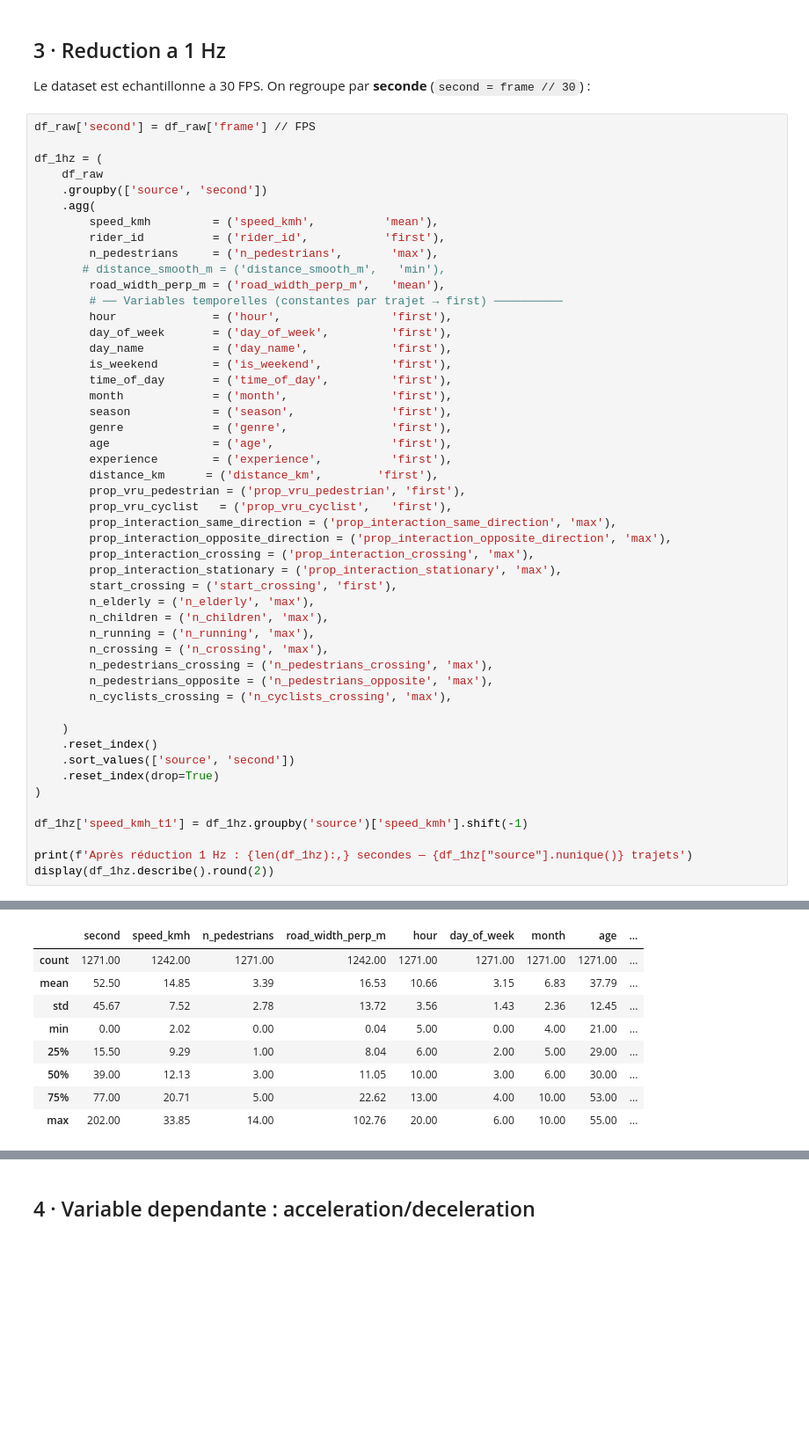
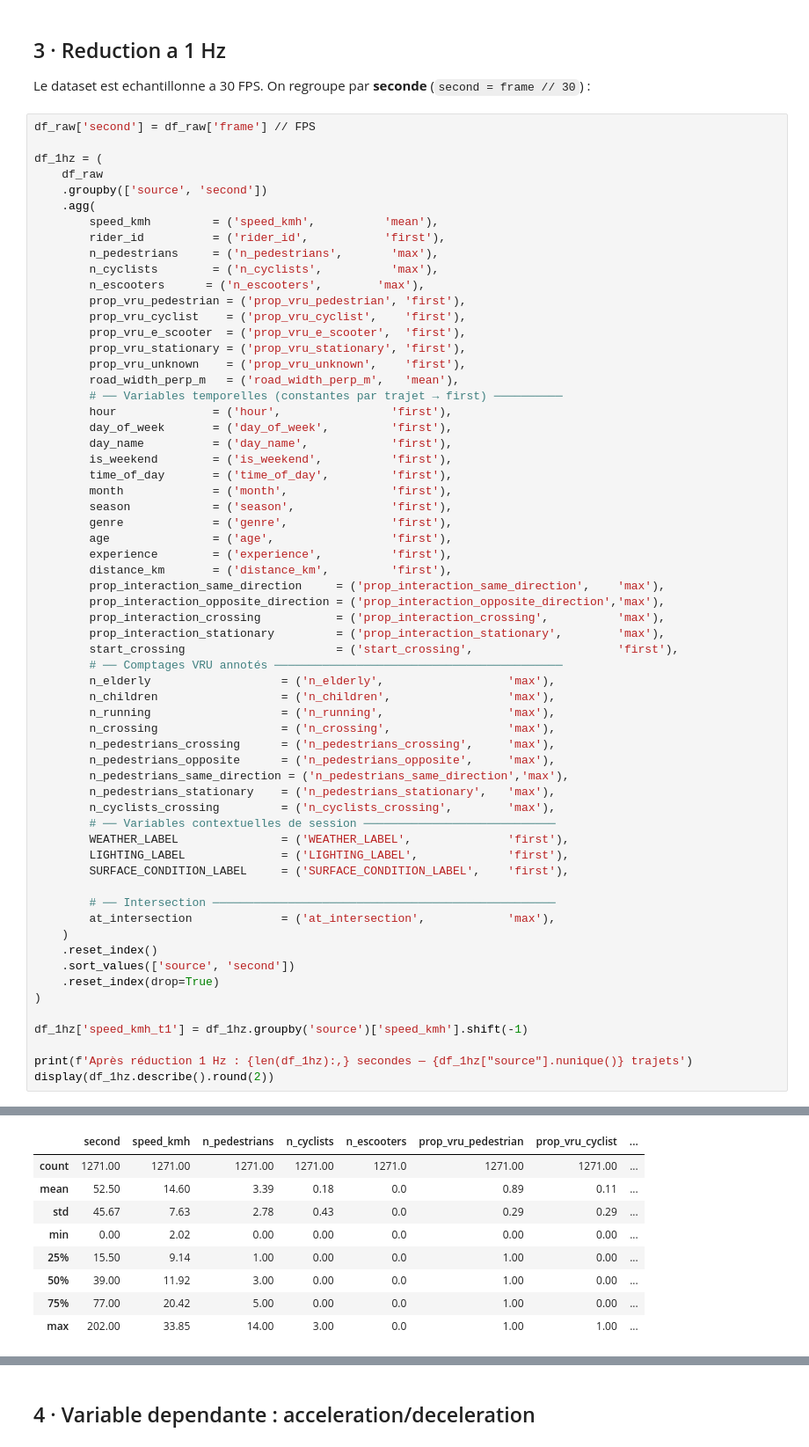
Before and after one commit to martin1207/newmob_modeling, a Jupyter notebook: escooter_biogeme_logit.ipynb, the cells around one changed output, grey strips where cells are left out. Shown at 88% size. Cells and saved outputs as stored; diff of their text form; blank space fills up the shorter version.

```diff
--- a/escooter_biogeme_logit.ipynb
+++ b/escooter_biogeme_logit.ipynb
@@ -65,56 +65,69 @@ df_1hz = (
     df_raw
     .groupby(['source', 'second'])
     .agg(
         speed_kmh         = ('speed_kmh',          'mean'),
         rider_id          = ('rider_id',           'first'),
         n_pedestrians     = ('n_pedestrians',       'max'),
-       # distance_smooth_m = ('distance_smooth_m',   'min'),
-        road_width_perp_m = ('road_width_perp_m',   'mean'),
+        n_cyclists        = ('n_cyclists',          'max'),
+        n_escooters      = ('n_escooters',        'max'),
+        prop_vru_pedestrian = ('prop_vru_pedestrian', 'first'),
+        prop_vru_cyclist    = ('prop_vru_cyclist',    'first'),
+        prop_vru_e_scooter  = ('prop_vru_e_scooter',  'first'),
+        prop_vru_stationary = ('prop_vru_stationary', 'first'),
+        prop_vru_unknown    = ('prop_vru_unknown',    'first'),
+        road_width_perp_m   = ('road_width_perp_m',   'mean'),
         # ── Variables temporelles (constantes par trajet → first) ──────────
         hour              = ('hour',                'first'),
         day_of_week       = ('day_of_week',         'first'),
         day_name          = ('day_name',            'first'),
         is_weekend        = ('is_weekend',          'first'),
         time_of_day       = ('time_of_day',         'first'),
         month             = ('month',               'first'),
         season            = ('season',              'first'),
         genre             = ('genre',               'first'),
         age               = ('age',                 'first'),
         experience        = ('experience',          'first'),
-        distance_km      = ('distance_km',        'first'),
-        prop_vru_pedestrian = ('prop_vru_pedestrian', 'first'),
-        prop_vru_cyclist   = ('prop_vru_cyclist',   'first'),
-        prop_interaction_same_direction = ('prop_interaction_same_direction', 'max'),
-        prop_interaction_opposite_direction = ('prop_interaction_opposite_direction', 'max'),
-        prop_interaction_crossing = ('prop_interaction_crossing', 'max'),
-        prop_interaction_stationary = ('prop_interaction_stationary', 'max'),
-        start_crossing = ('start_crossing', 'first'),
-        n_elderly = ('n_elderly', 'max'),
-        n_children = ('n_children', 'max'),
-        n_running = ('n_running', 'max'),
-        n_crossing = ('n_crossing', 'max'),
-        n_pedestrians_crossing = ('n_pedestrians_crossing', 'max'),
-        n_pedestrians_opposite = ('n_pedestrians_opposite', 'max'),
-        n_cyclists_crossing = ('n_cyclists_crossing', 'max'),
+        distance_km       = ('distance_km',         'first'),
+        prop_interaction_same_direction     = ('prop_interaction_same_direction',    'max'),
+        prop_interaction_opposite_direction = ('prop_interaction_opposite_direction','max'),
+        prop_interaction_crossing           = ('prop_interaction_crossing',          'max'),
+        prop_interaction_stationary         = ('prop_interaction_stationary',        'max'),
+        start_crossing                      = ('start_crossing',                     'first'),
+        # ── Comptages VRU annotés ──────────────────────────────────────────
+        n_elderly                   = ('n_elderly',                  'max'),
+        n_children                  = ('n_children',                 'max'),
+        n_running                   = ('n_running',                  'max'),
+        n_crossing                  = ('n_crossing',                 'max'),
+        n_pedestrians_crossing      = ('n_pedestrians_crossing',     'max'),
+        n_pedestrians_opposite      = ('n_pedestrians_opposite',     'max'),
+        n_pedestrians_same_direction = ('n_pedestrians_same_direction','max'),
+        n_pedestrians_stationary    = ('n_pedestrians_stationary',   'max'),
+        n_cyclists_crossing         = ('n_cyclists_crossing',        'max'),
+        # ── Variables contextuelles de session ────────────────────────────
+        WEATHER_LABEL               = ('WEATHER_LABEL',              'first'),
+        LIGHTING_LABEL              = ('LIGHTING_LABEL',             'first'),
+        SURFACE_CONDITION_LABEL     = ('SURFACE_CONDITION_LABEL',    'first'),
 
+        # ── Intersection ──────────────────────────────────────────────────
+        at_intersection             = ('at_intersection',            'max'),
     )
     .reset_index()
     .sort_values(['source', 'second'])
     .reset_index(drop=True)
 )
 
 df_1hz['speed_kmh_t1'] = df_1hz.groupby('source')['speed_kmh'].shift(-1)
 
 print(f'Après réduction 1 Hz : {len(df_1hz):,} secondes — {df_1hz["source"].nunique()} trajets')
 display(df_1hz.describe().round(2))
 # %% [output]
 Après réduction 1 Hz : 1,271 secondes — 25 trajets
-|  | second | speed_kmh | n_pedestrians | road_width_perp_m | hour | day_of_week | month | age | ... |
-| count | 1271.00 | 1242.00 | 1271.00 | 1242.00 | 1271.00 | 1271.00 | 1271.00 | 1271.00 | ... |
-| mean | 52.50 | 14.85 | 3.39 | 16.53 | 10.66 | 3.15 | 6.83 | 37.79 | ... |
-| std | 45.67 | 7.52 | 2.78 | 13.72 | 3.56 | 1.43 | 2.36 | 12.45 | ... |
-| min | 0.00 | 2.02 | 0.00 | 0.04 | 5.00 | 0.00 | 4.00 | 21.00 | ... |
-| 25% | 15.50 | 9.29 | 1.00 | 8.04 | 6.00 | 2.00 | 5.00 | 29.00 | ... |
-| 50% | 39.00 | 12.13 | 3.00 | 11.05 | 10.00 | 3.00 | 6.00 | 30.00 | ... |
-| 75% | 77.00 | 20.71 | 5.00 | 22.62 | 13.00 | 4.00 | 10.00 | 53.00 | ... |
-| max | 202.00 | 33.85 | 14.00 | 102.76 | 20.00 | 6.00 | 10.00 | 55.00 | ... |
+|  | second | speed_kmh | n_pedestrians | n_cyclists | n_escooters | prop_vru_pedestrian | prop_vru_cyclist | ... |
+| count | 1271.00 | 1271.00 | 1271.00 | 1271.00 | 1271.0 | 1271.00 | 1271.00 | ... |
+| mean | 52.50 | 14.60 | 3.39 | 0.18 | 0.0 | 0.89 | 0.11 | ... |
+| std | 45.67 | 7.63 | 2.78 | 0.43 | 0.0 | 0.29 | 0.29 | ... |
+| min | 0.00 | 2.02 | 0.00 | 0.00 | 0.0 | 0.00 | 0.00 | ... |
+| 25% | 15.50 | 9.14 | 1.00 | 0.00 | 0.0 | 1.00 | 0.00 | ... |
+| 50% | 39.00 | 11.92 | 3.00 | 0.00 | 0.0 | 1.00 | 0.00 | ... |
+| 75% | 77.00 | 20.42 | 5.00 | 0.00 | 0.0 | 1.00 | 0.00 | ... |
+| max | 202.00 | 33.85 | 14.00 | 3.00 | 0.0 | 1.00 | 1.00 | ... |
```
Also changed, not shown: parts of 17 cells of this notebook, 4 other files.
